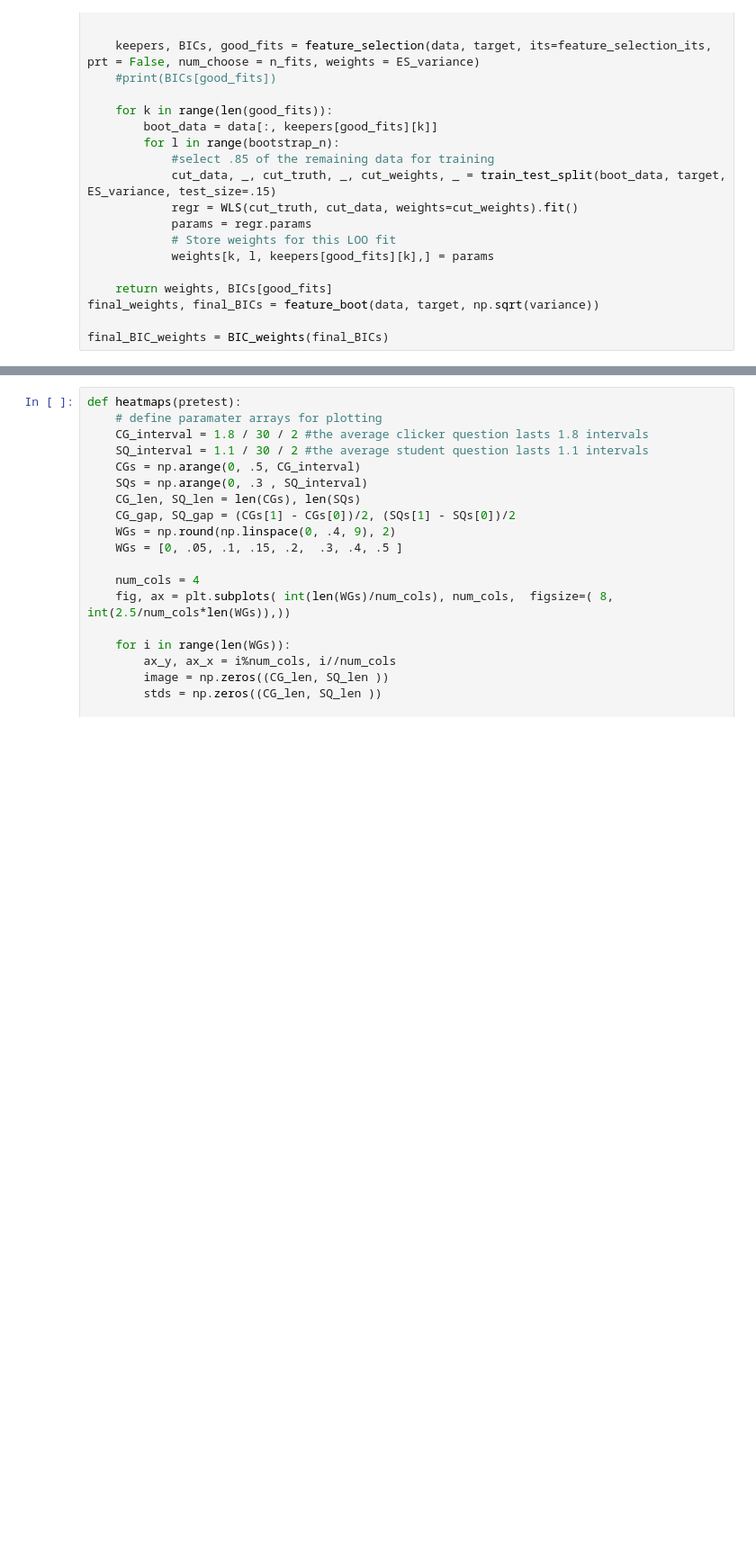
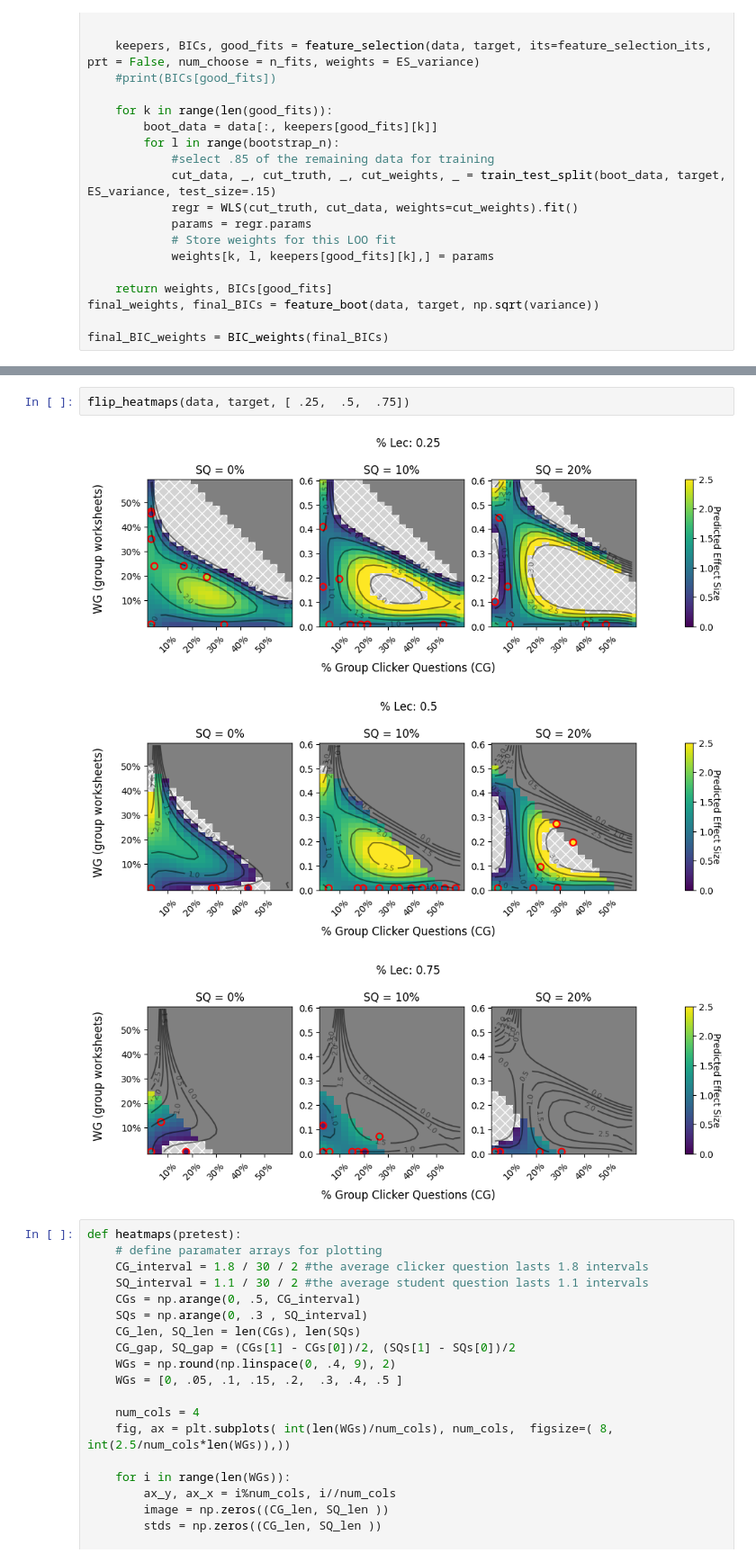
Before and after one commit to oross314/Modeling-Active-Learning-Classrooms, a Jupyter notebook: regression_model.ipynb, the cells around one changed output, grey strips where cells are left out. Shown at 90% size. Drawn from its saved outputs; the diff is of its cells as text; blank space fills up the shorter version.

```diff
--- a/regression_model.ipynb
+++ b/regression_model.ipynb
@@ -303,3 +337,9 @@ for p in pretest:
+# %%
+flip_heatmaps(data, target, [ .25,  .5,  .75])
+# %% [output]
+[figure, added]
+[figure, added]
+[figure, added]
 # %%
 def heatmaps(pretest):
     # define paramater arrays for plotting
```
Also changed, not shown: parts of 9 cells of this notebook, 1 other file.
